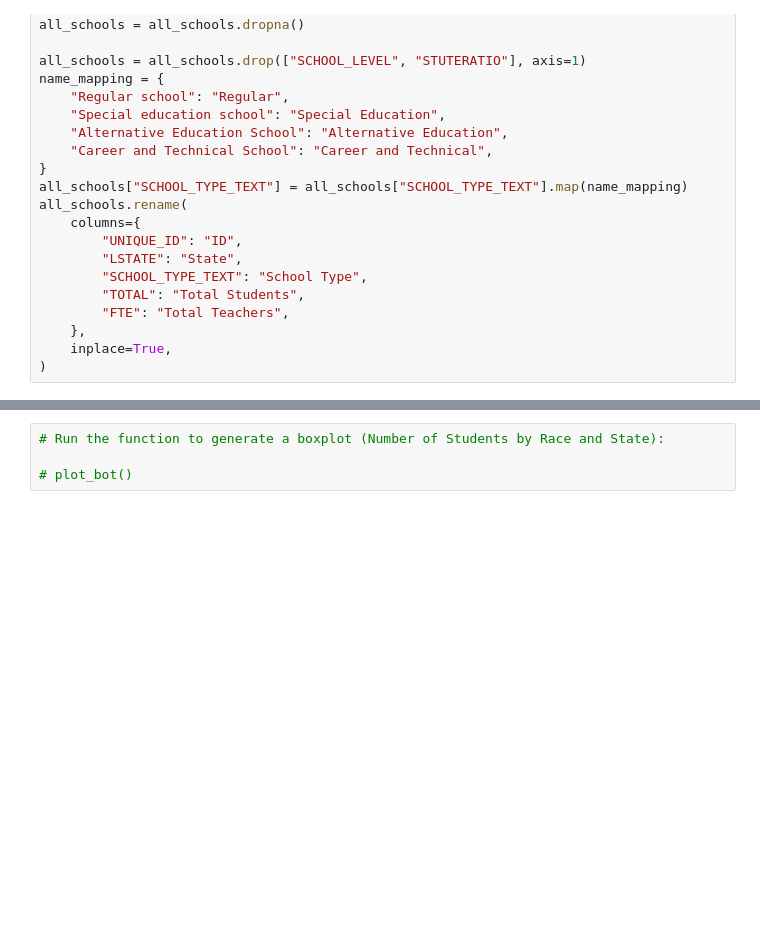
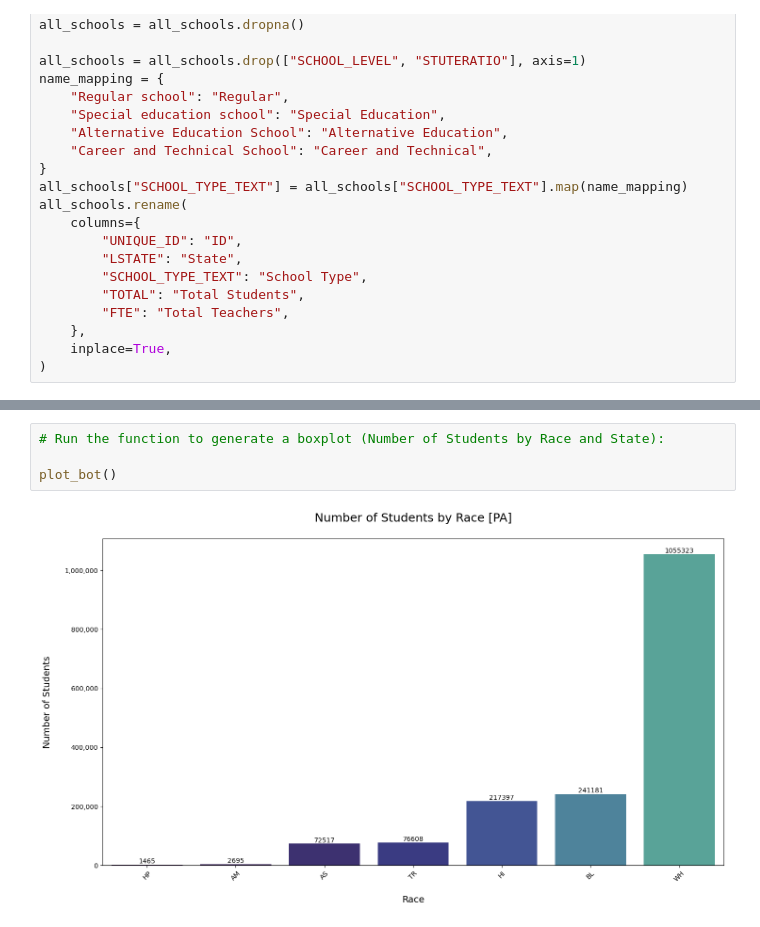
Before and after one commit to marko-londo/Schools-Analysis, a Jupyter notebook: bonus.ipynb, the cells around one changed output, grey strips where cells are left out. Drawn from its saved outputs; the diff is of its cells as text; blank space fills up the shorter version.

```diff
--- a/bonus.ipynb
+++ b/bonus.ipynb
@@ -153,4 +167,6 @@ plt.show()
 # %%
 # Run the function to generate a boxplot (Number of Students by Race and State):
 
-# plot_bot()
+plot_bot()
+# %% [output]
+[figure, added]
```
Also changed, not shown: parts of 4 cells of this notebook.
